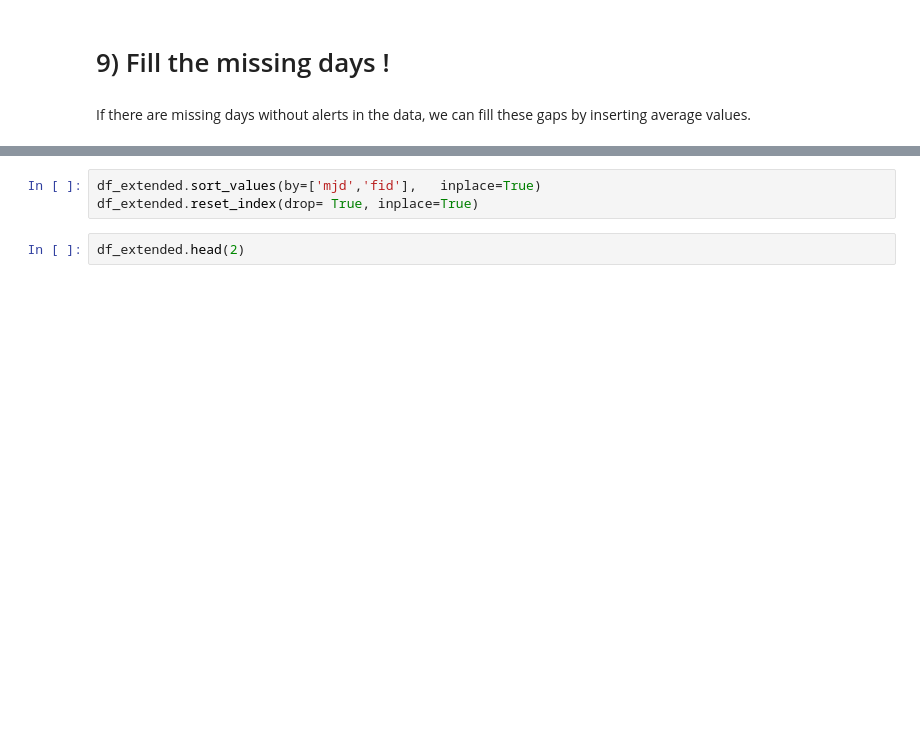
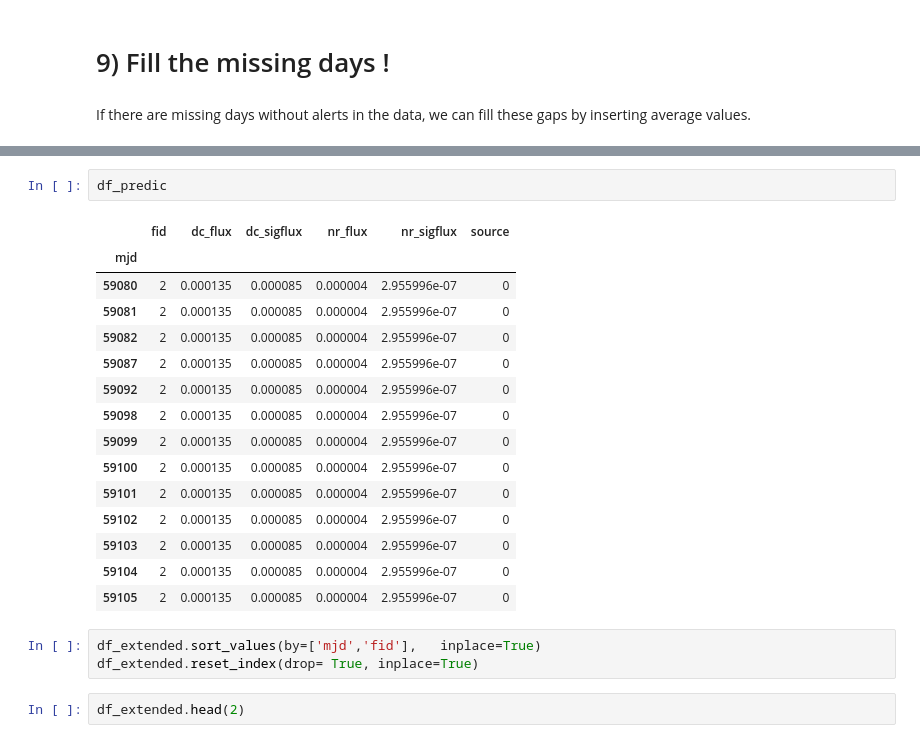
Before and after one commit to ManuGangler/FAnomAlly, a Jupyter notebook: notebook/data-transfer.ipynb, the cells around one changed output, grey strips where cells are left out. Saved outputs shown, nothing was run; the diff lists cells and outputs as text; blank space fills up the shorter version.

```diff
--- a/notebook/data-transfer.ipynb
+++ b/notebook/data-transfer.ipynb
@@ -766,3 +821,21 @@ if there_missing_data:
+# %%
+df_predic
+# %% [output]
+|  | fid | dc_flux | dc_sigflux | nr_flux | nr_sigflux | source |
+| mjd |  |  |  |  |  |  |
+| 59080 | 2 | 0.000135 | 0.000085 | 0.000004 | 2.955996e-07 | 0 |
+| 59081 | 2 | 0.000135 | 0.000085 | 0.000004 | 2.955996e-07 | 0 |
+| 59082 | 2 | 0.000135 | 0.000085 | 0.000004 | 2.955996e-07 | 0 |
+| 59087 | 2 | 0.000135 | 0.000085 | 0.000004 | 2.955996e-07 | 0 |
+| 59092 | 2 | 0.000135 | 0.000085 | 0.000004 | 2.955996e-07 | 0 |
+| 59098 | 2 | 0.000135 | 0.000085 | 0.000004 | 2.955996e-07 | 0 |
+| 59099 | 2 | 0.000135 | 0.000085 | 0.000004 | 2.955996e-07 | 0 |
+| 59100 | 2 | 0.000135 | 0.000085 | 0.000004 | 2.955996e-07 | 0 |
+| 59101 | 2 | 0.000135 | 0.000085 | 0.000004 | 2.955996e-07 | 0 |
+| 59102 | 2 | 0.000135 | 0.000085 | 0.000004 | 2.955996e-07 | 0 |
+| 59103 | 2 | 0.000135 | 0.000085 | 0.000004 | 2.955996e-07 | 0 |
+| 59104 | 2 | 0.000135 | 0.000085 | 0.000004 | 2.955996e-07 | 0 |
+| 59105 | 2 | 0.000135 | 0.000085 | 0.000004 | 2.955996e-07 | 0 |
 # %%
 df_extended.sort_values(by=['mjd','fid'],   inplace=True)
 df_extended.reset_index(drop= True, inplace=True)
```
Also changed, not shown: parts of 18 cells of this notebook, 12 other files.
